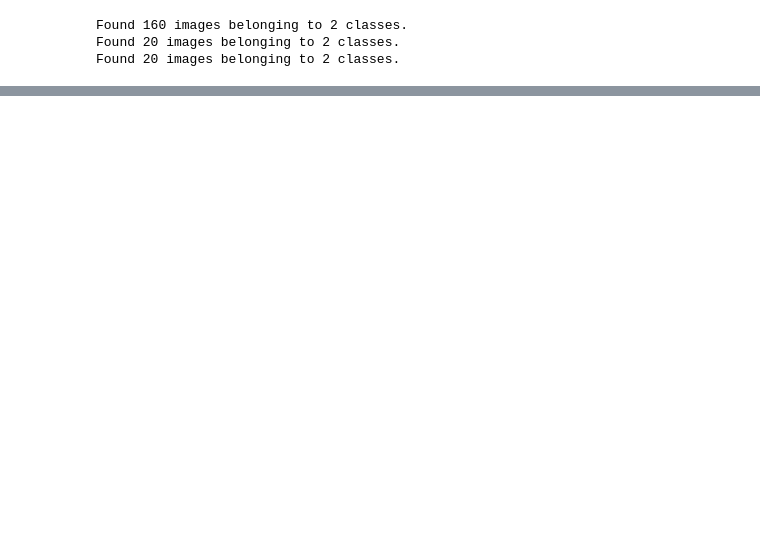
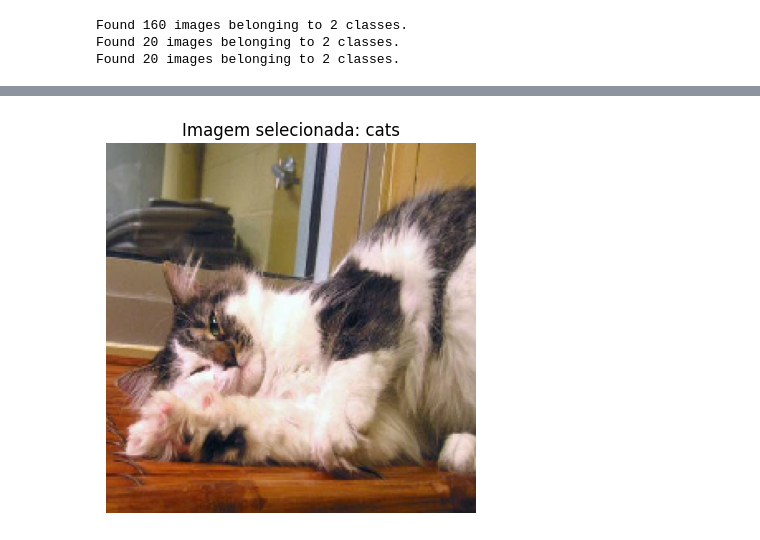
Before and after one commit to HuinaGabriela/Fast_CNN_Classifier_with_VGG16, a Jupyter notebook: Conheça_o_Colab.ipynb, the cells around one changed output, grey strips where cells are left out. Drawn from its saved outputs; the diff is of its cells as text; code cells hidden in the pictures; blank space fills up the shorter version.

```diff
--- a/Conheça_o_Colab.ipynb
+++ b/Conheça_o_Colab.ipynb
@@ -327,0 +214,38 @@ os.listdir('/content/meu_projeto/classificador_de_imagens/dataset')
+# %%
+# Predição de Novas Imagens
+
+# Mapeamento de classes
+class_indices = train_generator.class_indices
+inv_class_indices = {v: k for k, v in class_indices.items()}
+
+def prepare_image(img_path):
+    img = load_img(img_path, target_size=img_size)
+    x = img_to_array(img) / 255.0
+    return np.expand_dims(x, axis=0)
+
+def predict_image(img_path):
+    x = prepare_image(img_path)
+    preds = model.predict(x)
+    class_idx = np.argmax(preds)
+    class_name = inv_class_indices[class_idx]
+    confidence = preds[0][class_idx]
+    print(f'{img_path} → {class_name} ({confidence*100:.2f}%)')
+# %%
+# validar se o modelo esta funcionando corretamente com conjunto de teste (/test) que ja é conhecido
+# Seleciona aleatoriamente 'cats' ou 'dogs'
+class_folder = random.choice(['cats', 'dogs'])
+
+# Caminho da imagem aleatória dentro da pasta de teste
+img_name = random.choice(os.listdir(os.path.join(test_dir, class_folder)))
+img_path = os.path.join(test_dir, class_folder, img_name)
+
+# Exibe a imagem escolhida
+plt.imshow(load_img(img_path, target_size=img_size))
+plt.title(f"Imagem selecionada: {class_folder}")
+plt.axis('off')
+plt.show()
+
+# Predição
+predict_image(img_path)
+# %% [output]
+[figure, added]
```
Also changed, not shown: parts of 18 cells of this notebook.
